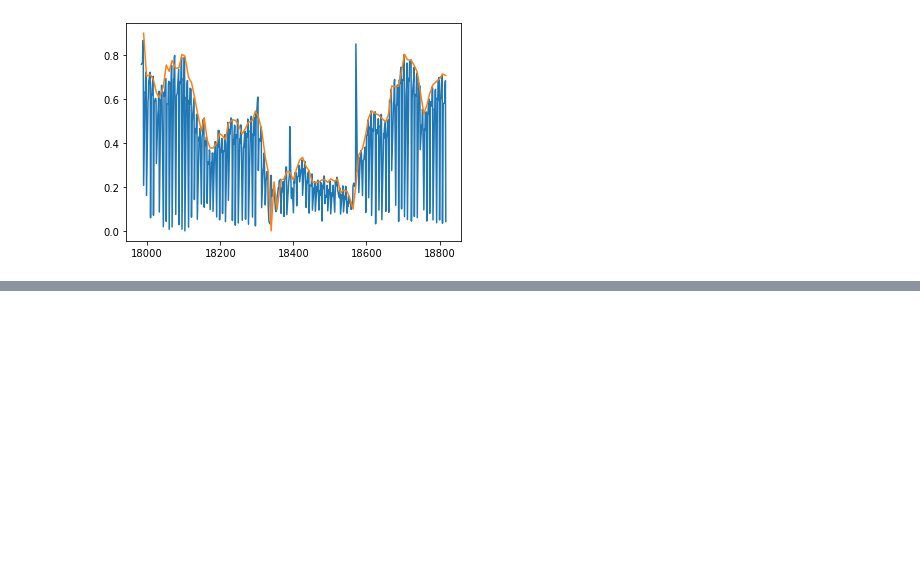
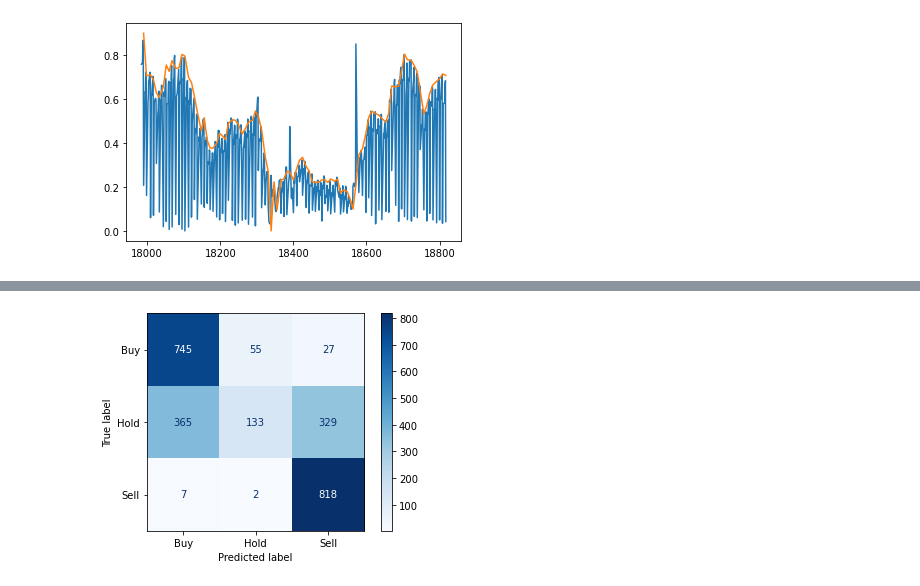
Before and after one commit to Naderschah/NeuralNetworks, a Jupyter notebook: Hyperparameter_optimizaton.ipynb, the cells around one changed output, grey strips where cells are left out. Drawn from its saved outputs; the diff is of its cells as text; code cells hidden in the pictures; blank space fills up the shorter version.

```diff
--- a/Hyperparameter_optimizaton.ipynb
+++ b/Hyperparameter_optimizaton.ipynb
@@ -367,0 +456,14 @@ print(y_pred)
+# %%
+%matplotlib inline
+import matplotlib.pyplot as plt
+
+labels = dataset.get_labels()[:-1000:]
+data = dataset.get_data_MLP()[:-1000:]
+delta = 0
+
+prediction= model.predict(x_test)
+
+decision=[np.where(prediction[i] == np.max(prediction[i])) for i in range(len(prediction))]
+# %%
+print(x_test)
+res = [np.sum(i*[0,1,2]) for i in y_test]
@@ -367,0 +478,20 @@ print(y_pred)
+# %%
+from sklearn.metrics import ConfusionMatrixDisplay
+from sklearn.metrics import confusion_matrix
+import matplotlib.pyplot as plt
+import numpy as np
+
+y_pred = np.array(np.array(decision).flatten())
+
+y_test = np.array(res)
+
+labels = ["Buy", "Hold", "Sell"]
+
+cm = confusion_matrix(y_test, y_pred)
+
+disp = ConfusionMatrixDisplay(confusion_matrix=cm, display_labels=labels)
+
+disp.plot(cmap=plt.cm.Blues)
+plt.show()
+# %% [output]
+[figure, added]
```
Also changed, not shown: parts of 20 cells of this notebook, 3 other files.
